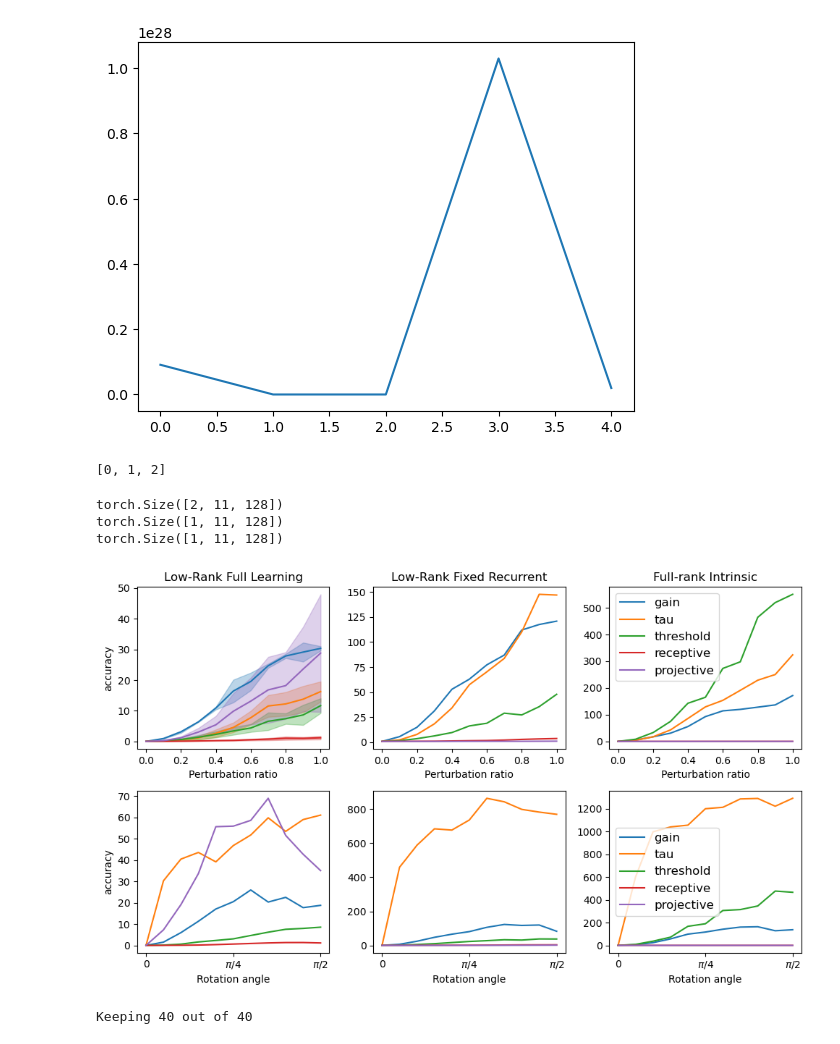
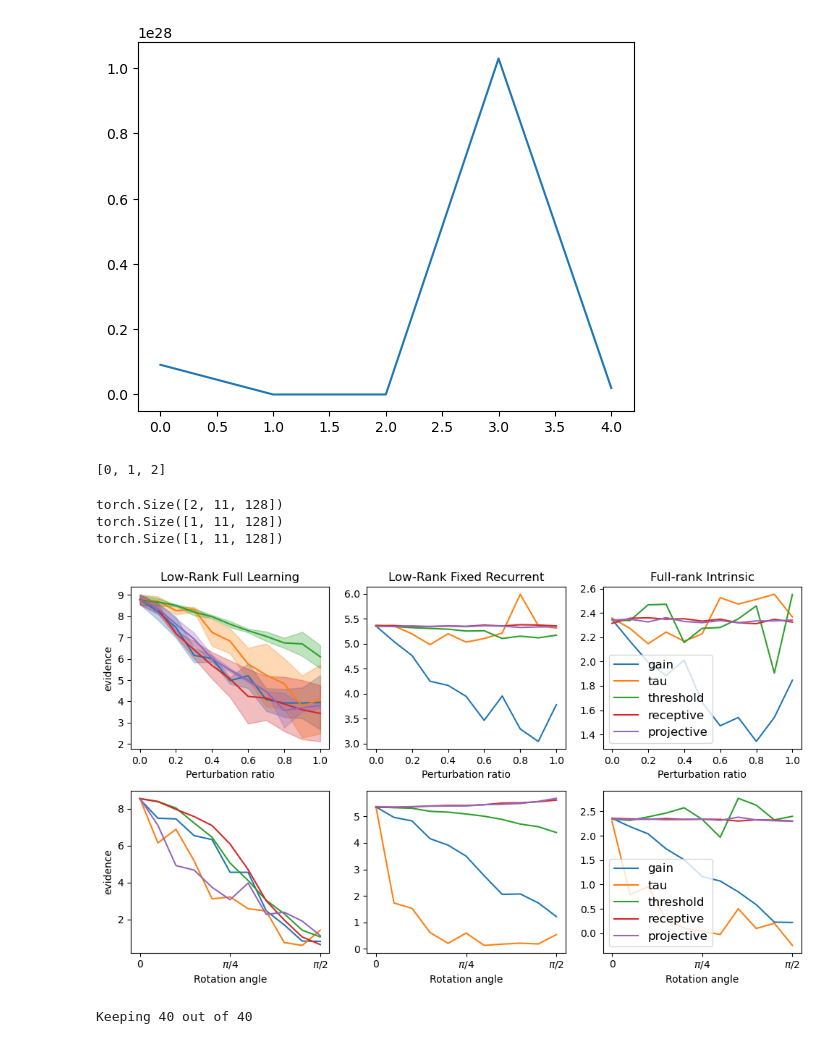
Before and after one commit to landoskape/mcn2024-psets, a Jupyter notebook: intrinsic-excitability/perturb.ipynb, the cells around one changed output. Drawn from its saved outputs; the diff is of its cells as text; code cells hidden in the pictures.

Commit message:
testing, plotting

```diff
--- a/intrinsic-excitability/perturb.ipynb
+++ b/intrinsic-excitability/perturb.ipynb
@@ -169,7 +169,7 @@ for jobid, name in tqdm(zip(jobs, names)):
     random_ratios.append(perturb["perturb_ratios"])
     rotate_angles.append(perturb_rotation["perturb_ratios"])
 
-evaluating = "accuracy"
+evaluating = "evidence"
 if evaluating == "accuracy":
     show_perturb = [accuracy, accuracy_rotate]
     ylim = [0.45, 1.0]
@@ -197,34 +197,34 @@ for iplot, ii in enumerate(idxplot):
         if jj==0:
             print(accuracy[ii][:, :, jj].shape)
         amean = torch.nanmean(show_perturb[0][ii][:, :, jj], dim=(0, 2))
         ase = torch.std(torch.nanmean(show_perturb[0][ii][:, :, jj], dim=2), dim=0) / np.sqrt(show_perturb[0][ii].size(0))
         ax[0, iplot].plot(random_ratios[ii], amean, label=f"{target}", c=cmap(jj))
         ax[0, iplot].fill_between(random_ratios[ii], amean - ase, amean + ase, color=cmap(jj), alpha=0.3)
     for jj, target in enumerate(perturb["perturb_targets"]):
         amean = torch.nanmean(show_perturb[1][ii][:, :, jj], dim=(0, 2))
         ase = torch.std(torch.nanmean(show_perturb[1][ii][:, :, jj], dim=2), dim=0) / np.sqrt(show_perturb[1][ii].size(0))
         ax[1, iplot].plot(rotate_angles[ii], amean, label=f"{target}", c=cmap(jj))
         ax[1, iplot].fill_between(rotate_angles[ii], amean - ase, amean + ase, color=cmap(jj), alpha=0.3)
     ax[0, iplot].set_title(names[ii])
     ax[0, iplot].set_xlabel("Perturbation ratio")
     ax[1, iplot].set_xlabel("Rotation angle")
     ax[1, iplot].set_xticks([0, np.pi/4, np.pi/2], labels=["0", r"$\pi/4$", r"$\pi/2$"])
     ax[0, iplot].set_ylim(ylim)
     ax[0, iplot].set_yscale(yscale)
     ax[1, iplot].set_ylim(ylim)
     ax[1, iplot].set_yscale(yscale)
 ax[0, -1].legend(fontsize=12)
 ax[1, -1].legend(fontsize=12)
 ax[0, 0].set_ylabel(evaluating)
 ax[1, 0].set_ylabel(evaluating)
 # plt.savefig(f"../project/{figure_name}_{evaluating}_{include_suffix}")
 plt.show()
 # %% [output]
 [0, 1, 2]
 torch.Size([2, 11, 128])
 torch.Size([1, 11, 128])
 torch.Size([1, 11, 128])
-[figure, old version]
+[figure, new version]
 # %%
 jobid = 43
 
```
Also changed, not shown: 1 other file.
